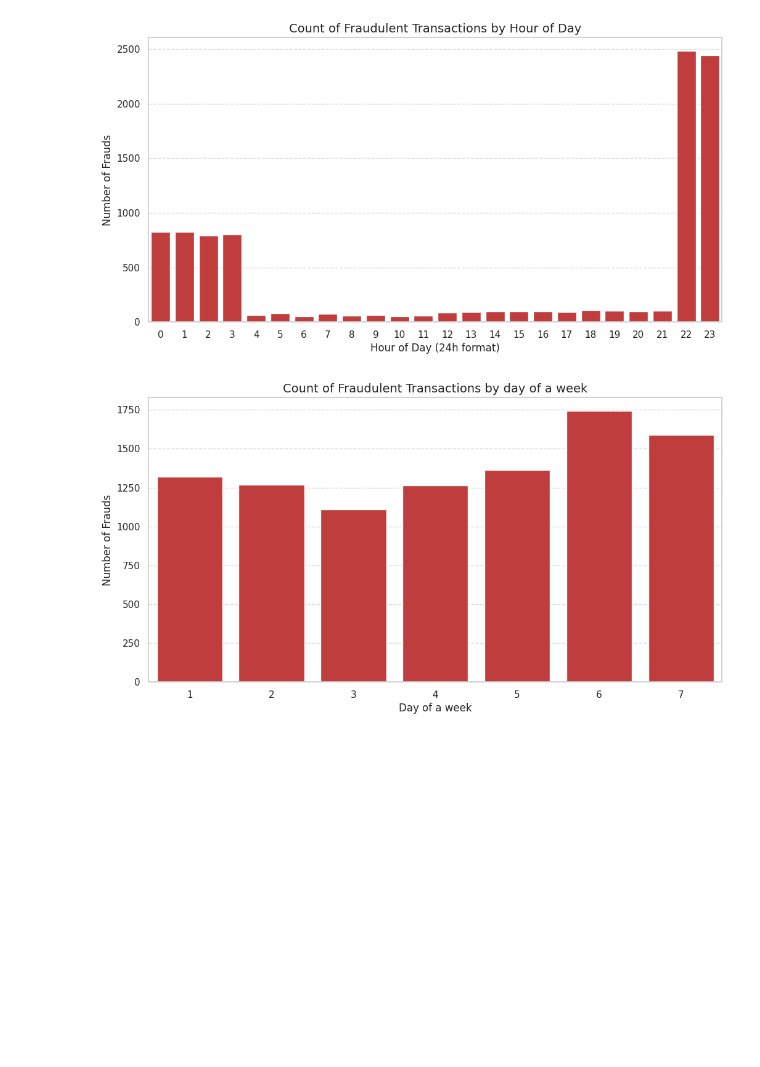
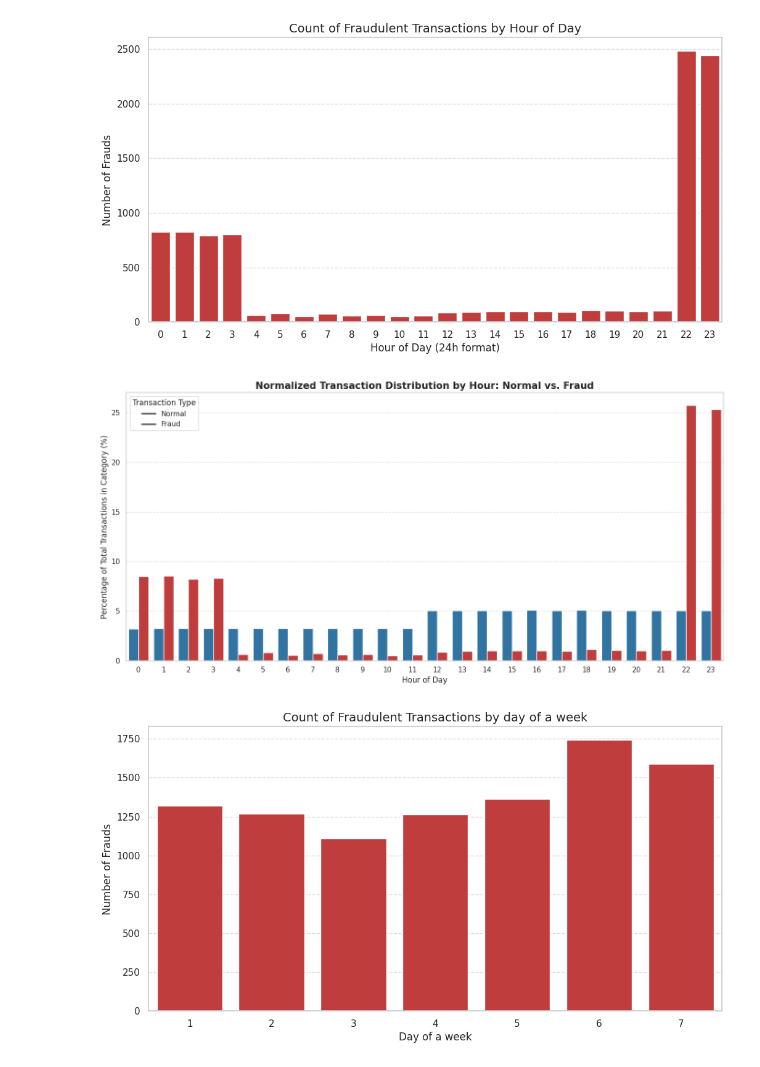
Before and after one commit to danieligelnik/CCFraudProject, a Jupyter notebook: DS_project.ipynb, the cells around one changed output. Cells and saved outputs as stored; diff of their text form; code cells hidden in the pictures; blank space fills up the shorter version.

```diff
--- a/DS_project.ipynb
+++ b/DS_project.ipynb
@@ -506,6 +509,29 @@ plt.grid(axis='y', linestyle='--', alpha=0.7)
 plt.show()
 # %% [output]
 [figure]
+# %%
+import matplotlib.pyplot as plt
+import seaborn as sns
+import pandas as pd
+
+# Group data by fraud status and hour, count occurrences, and normalize within each group
+hourly_dist = df_cards.groupby(['is_fraud', 'time_of_day']).size().rename('count').reset_index()
+total_counts = df_cards.groupby('is_fraud').size()
+hourly_dist['percentage'] = hourly_dist.apply(lambda row: (row['count'] / total_counts[row['is_fraud']]) * 100, axis=1)
+
+plt.figure(figsize=(14, 7))
+sns.barplot(data=hourly_dist, x='time_of_day', y='percentage', hue='is_fraud', palette=['#1f77b4', '#d62728'])
+
+plt.title('Normalized Transaction Distribution by Hour: Normal vs. Fraud', fontsize=15, fontweight='bold')
+plt.xlabel('Hour of Day', fontsize=12)
+plt.ylabel('Percentage of Total Transactions in Category (%)', fontsize=12)
+plt.legend(title='Transaction Type', labels=['Normal', 'Fraud'])
+plt.grid(axis='y', linestyle='--', alpha=0.6)
+
+plt.tight_layout()
+plt.show()
+# %% [output]
+[figure, added]
 # %%
 plt.figure(figsize=(12, 6))
 # Filter for fraud transactions and plot the count per hour
```
Also changed, not shown: parts of 12 cells of this notebook.
